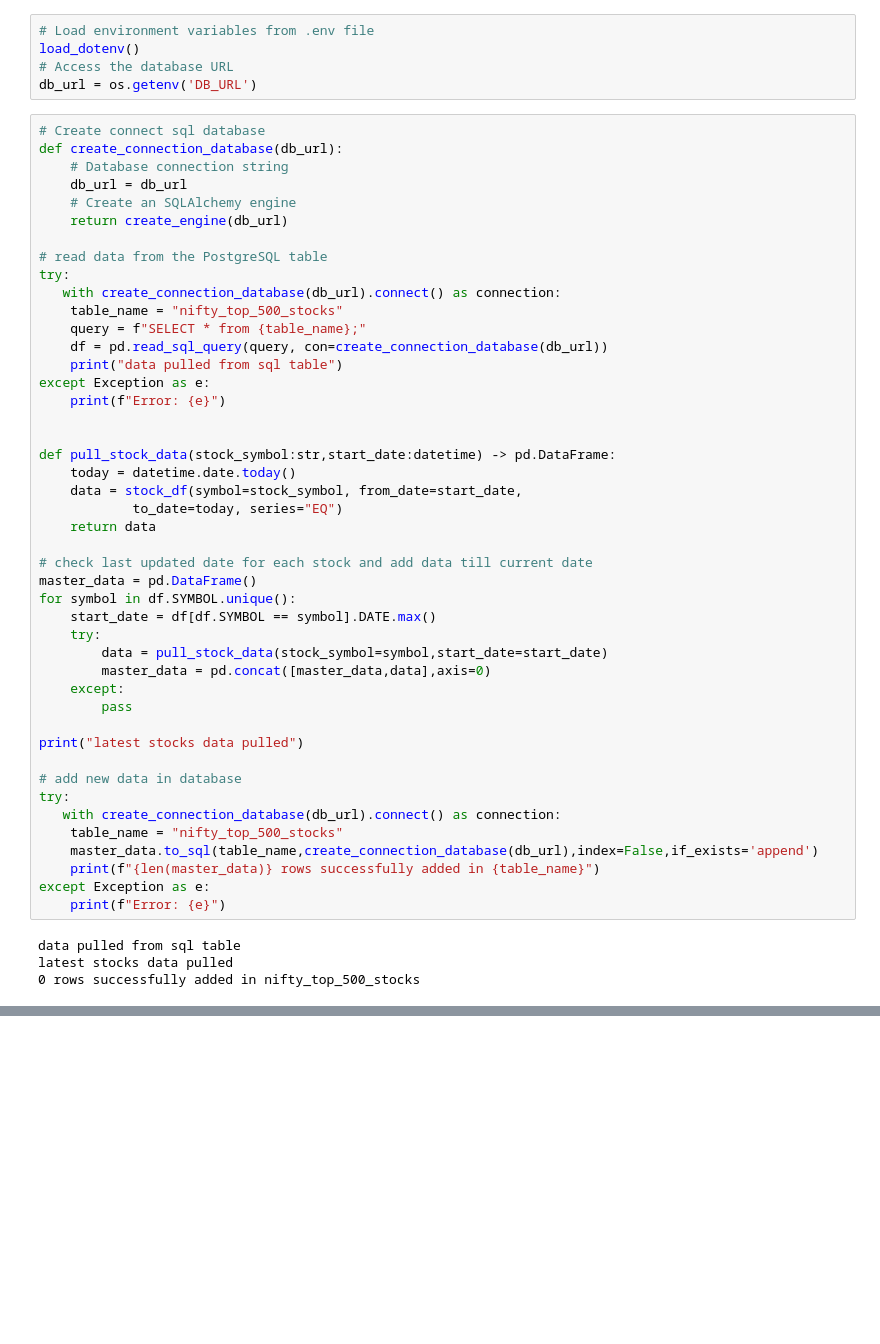
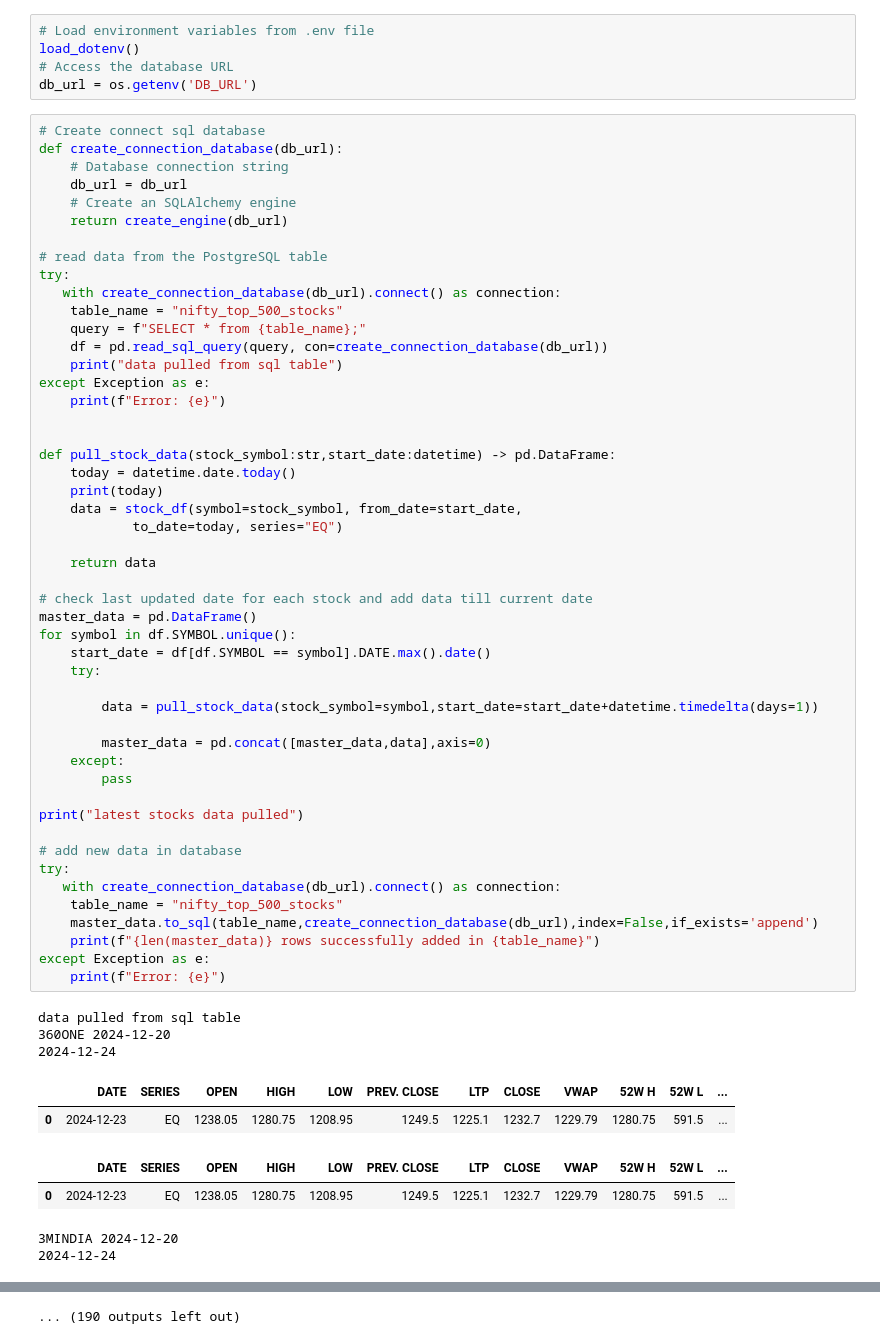
Before and after one commit to jai3703/chatbot_using_llm, a Jupyter notebook: pull_stock_data_daily_refresh.ipynb, the cells around one changed output, grey strips where cells are left out. Saved outputs shown, nothing was run; the diff lists cells and outputs as text; blank space fills up the shorter version.

```diff
--- a/pull_stock_data_daily_refresh.ipynb
+++ b/pull_stock_data_daily_refresh.ipynb
@@ -31,34 +31,44 @@ try:
 except Exception as e:
     print(f"Error: {e}")
 
 
 def pull_stock_data(stock_symbol:str,start_date:datetime) -> pd.DataFrame:
     today = datetime.date.today()
+    print(today)
     data = stock_df(symbol=stock_symbol, from_date=start_date,
             to_date=today, series="EQ")
+
     return data
 
 # check last updated date for each stock and add data till current date
 master_data = pd.DataFrame()
 for symbol in df.SYMBOL.unique():
-    start_date = df[df.SYMBOL == symbol].DATE.max()
+    start_date = df[df.SYMBOL == symbol].DATE.max().date()
     try:
-        data = pull_stock_data(stock_symbol=symbol,start_date=start_date)
+
+        data = pull_stock_data(stock_symbol=symbol,start_date=start_date+datetime.timedelta(days=1))
+
         master_data = pd.concat([master_data,data],axis=0)
     except:
         pass
 
 print("latest stocks data pulled")
 
 # add new data in database
 try:
    with create_connection_database(db_url).connect() as connection:
     table_name = "nifty_top_500_stocks"
     master_data.to_sql(table_name,create_connection_database(db_url),index=False,if_exists='append')
     print(f"{len(master_data)} rows successfully added in {table_name}")
 except Exception as e:
     print(f"Error: {e}")
 # %% [output]
 data pulled from sql table
-latest stocks data pulled
-0 rows successfully added in nifty_top_500_stocks
+360ONE 2024-12-20
+2024-12-24
+|  | DATE | SERIES | OPEN | HIGH | LOW | PREV. CLOSE | LTP | CLOSE | VWAP | 52W H | 52W L | ... |
+| 0 | 2024-12-23 | EQ | 1238.05 | 1280.75 | 1208.95 | 1249.5 | 1225.1 | 1232.7 | 1229.79 | 1280.75 | 591.5 | ... |
+|  | DATE | SERIES | OPEN | HIGH | LOW | PREV. CLOSE | LTP | CLOSE | VWAP | 52W H | 52W L | ... |
+| 0 | 2024-12-23 | EQ | 1238.05 | 1280.75 | 1208.95 | 1249.5 | 1225.1 | 1232.7 | 1229.79 | 1280.75 | 591.5 | ... |
+3MINDIA 2024-12-20
+2024-12-24
@@ -64,0 +91 @@ latest stocks data pulled
+... (190 outputs left out)
```
Also changed, not shown: parts of 4 cells of this notebook, 1 other file.
